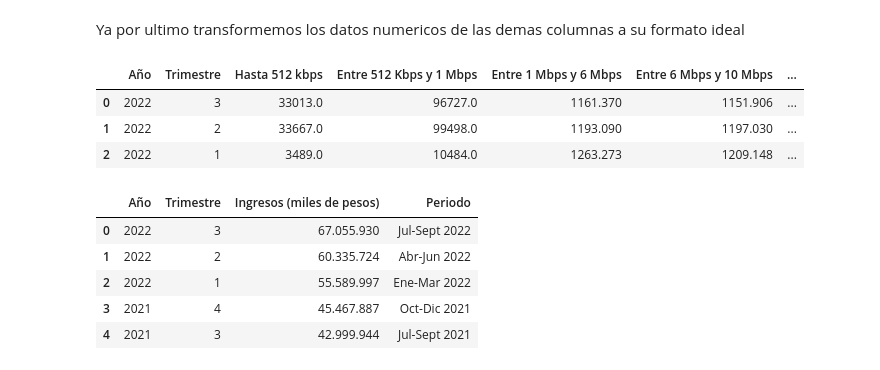
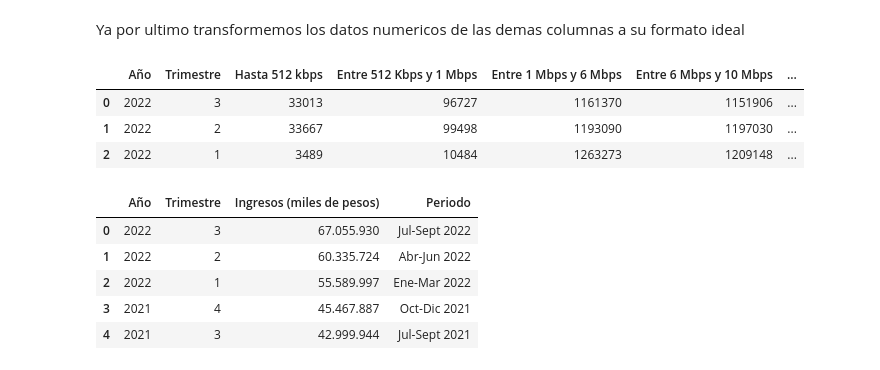
Before and after one commit to ReneRamosTrvn/data_analytics_project, a Jupyter notebook: EDA.ipynb, the cells around one changed output. Cells and saved outputs as stored; diff of their text form; code cells hidden in the pictures.

```diff
--- a/EDA.ipynb
+++ b/EDA.ipynb
@@ -65,2 +67,5 @@ OJO QUE ESTO LO HAREMOS CON TODOS LOS CSV
+# %%
+def remove_dots(s):
+    return s.replace('.', '')
 # %%
 #Ponemos el nombre de las columnas a modificar dentro de una variable
@@ -135,18 +139,16 @@ Ya por ultimo transformemos los datos numericos de las demas columnas a su forma
 # %%
 #Ponemos el nombre de las columnas a modificar dentro de una variable
 cols_to_modify = ['Hasta 512 kbps', 'Entre 512 Kbps y 1 Mbps', 'Entre 1 Mbps y 6 Mbps', 'Entre 6 Mbps y 10 Mbps', 'Entre 10 Mbps y 20 Mbps', 'Entre 20 Mbps y 30 Mbps', 'Más de 30 Mbps']
 #Transformamos los valores a string
 df5[cols_to_modify] = df5[cols_to_modify].astype(str)
 #Retiramos el primer punto (.) que encuentre en los valores:
-df5[cols_to_modify] = df5[cols_to_modify].apply(lambda x: x.str.replace('.', '', n=1))
-#Transformamos los valores a float
-df5[cols_to_modify] = df5[cols_to_modify].astype(float)
+df5[cols_to_modify] = df5[cols_to_modify].applymap(remove_dots)
 df5.head(3)
 # %% [output]
 |  | Año | Trimestre | Hasta 512 kbps | Entre 512 Kbps y 1 Mbps | Entre 1 Mbps y 6 Mbps | Entre 6 Mbps y 10 Mbps | ... |
-| 0 | 2022 | 3 | 33013.0 | 96727.0 | 1161.370 | 1151.906 | ... |
-| 1 | 2022 | 2 | 33667.0 | 99498.0 | 1193.090 | 1197.030 | ... |
-| 2 | 2022 | 1 | 3489.0 | 10484.0 | 1263.273 | 1209.148 | ... |
+| 0 | 2022 | 3 | 33013 | 96727 | 1161370 | 1151906 | ... |
+| 1 | 2022 | 2 | 33667 | 99498 | 1193090 | 1197030 | ... |
+| 2 | 2022 | 1 | 3489 | 10484 | 1263273 | 1209148 | ... |
 # %%
 df7.head()
 # %% [output]
```
Also changed, not shown: parts of 7 cells of this notebook, 4 other files.
